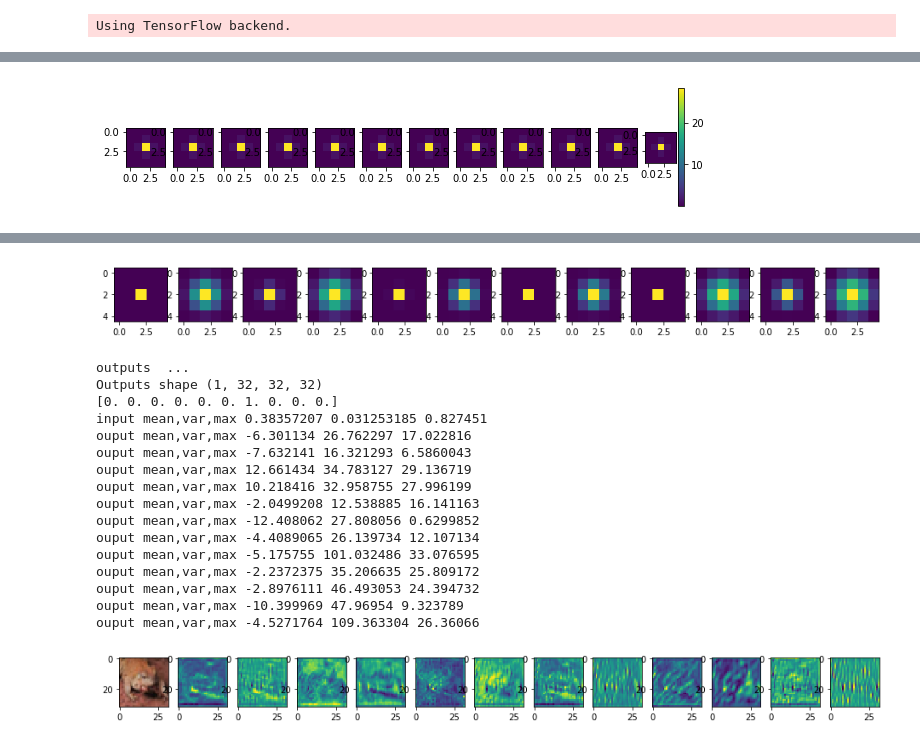
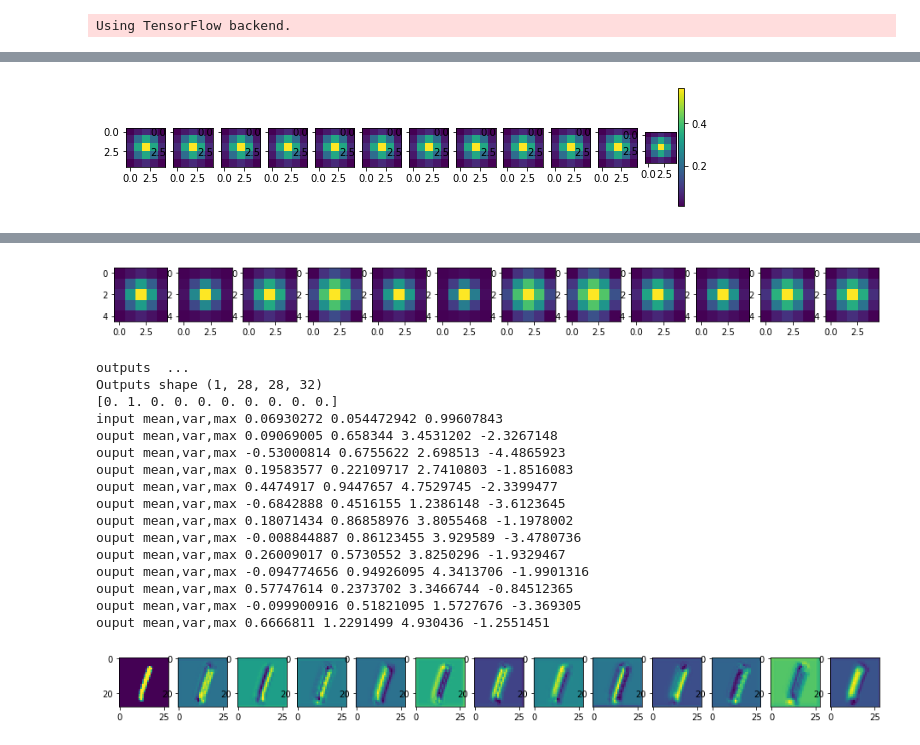
Before and after one commit to btekgit/AdaptiveCNN, a Jupyter notebook: Cas_keras-mnist.ipynb, the cells around one changed output, grey strips where cells are left out. Saved outputs shown, nothing was run; the diff lists cells and outputs as text; code cells hidden in the pictures.

Commit message:
updated, small initial sigma makes training difficult

```diff
--- a/Cas_keras-mnist.ipynb
+++ b/Cas_keras-mnist.ipynb
@@ -479,8 +512,10 @@ Created on Fri Jun 21 17:27:34 2019
 @author: btek
 """
 sid = 9
+tf.reset_default_graph()
 np.random.seed(sid)
 tf.random.set_random_seed(sid)
+
 import keras
 from keras.datasets import mnist,cifar10
 from keras.models import Sequential
@@ -490,15 +525,15 @@ from keras.layers import BatchNormalization,Activation
 from keras.optimizers import SGD
 from keras import backend as K
 
-#tf.reset_default_graph()
+#
 
 
 
-dset='cifar10'#mnist
-#dset='mnist'
+#dset='cifar10'#mnist
+dset='mnist'
 batch_size = 200
 num_classes = 10
-epochs = 10
+epochs = 2
 test_acnn=True
 
 if dset=='mnist':
@@ -561,7 +596,8 @@ model.add(Dropout(0.2))
 if test_acnn:
     model.add(Conv2DAdaptive(rank=2,nfilters=32,kernel_size=(5,5),
                          data_format='channels_last',strides=1,
-                         padding='same',name='acnn-1', activation='linear'))
+                         padding='same',name='acnn-1', activation='linear',
+                         trainsigmas=True, trainWeights=True, init_sigma=0.25))
 else:
     model.add(Conv2D(32, (3, 3), activation='linear',padding='same'))
 
@@ -600,9 +636,9 @@ model.summary()
 
 from lr_multiplier import LearningRateMultiplier
 
-multipliers = {'acnn-1': 1.0,'acnn-2': 1.0}
+multipliers = {'acnn-1/Sigma:0': 1.0,'acnn-1/Weights:0': 5.1,'acnn-2/Sigma:0': 1.0,'acnn-2/Weights:0': 5.0}
 opt = LearningRateMultiplier(SGD, lr_multipliers=multipliers,
-                             lr=0.01, momentum=0.9,decay=1e-6)
+                             lr=0.01, momentum=0.9,decay=1e-8)
 print(opt)
 #opt = SGD(lr=0.01,momentum=0.5)
 model.compile(loss=keras.losses.categorical_crossentropy,
@@ -615,7 +651,7 @@ if plt and test_acnn:
     import matplotlib.pyplot as plt
     acnn_layer = model.get_layer('acnn-1')
     ws = acnn_layer.get_weights()
-    #print("Sigmas before",ws[0][1])
+    print("Sigmas before",ws[0])
     u_func = K.function(inputs=[model.input], outputs=[acnn_layer.U()])
     output_func = K.function(inputs=[model.input], outputs=[acnn_layer.output])
 
@@ -648,7 +684,7 @@ if plt and test_acnn:
     print("U max:", np.max(U_val[0][:,:,:,:]))
     import matplotlib.pyplot as plt
     ws = acnn_layer.get_weights()
-    #print("Sigmas after",ws[0][1])
+    print("Sigmas after",ws[0])
     U_val=u_func([np.expand_dims(x_test[2], axis=0)])
 
     print("U shape", U_val[0].shape)
@@ -656,7 +692,11 @@ if plt and test_acnn:
     fig=plt.figure(figsize=(16,5))
     for i in range(num_filt):
         ax=plt.subplot(1, num_filt, i+1)
-        im = ax.imshow(np.squeeze(U_val[0][:,:,0,i]))
+        kernel_u = U_val[0][:,:,0,i]
+        im = ax.imshow(np.squeeze(kernel_u))
+        print("kernel mean,var,max,min",np.mean(kernel_u),
+                                       np.var(kernel_u),
+                                       np.max(kernel_u), np.min(kernel_u))
     #fig.colorbar(im, ax=ax1)
     plt.show()
 
@@ -677,9 +717,10 @@ if plt and test_acnn:
         ax=plt.subplot(1, num_filt+1, i+2)
         out_im = out_val[0][0,:,:,i]
         im = ax.imshow(np.squeeze(out_im))
+
         print("ouput mean,var,max",np.mean(out_im),
                                        np.var(out_im),
-                                       np.max(out_im))
+                                       np.max(out_im),np.min(out_im))
         #plt.colorbar(im,ax=ax)
     plt.show()
 # %% [output]
@@ -703 +744 @@ U max: 28.17549
-[figure, old version]
+[figure, new version]
@@ -721,18 +762,18 @@ U shape (5, 5, 1, 32)
-[figure, old version]
+[figure, new version]
 outputs  ...
-Outputs shape (1, 32, 32, 32)
-[0. 0. 0. 0. 0. 0. 1. 0. 0. 0.]
-input mean,var,max 0.38357207 0.031253185 0.827451
-ouput mean,var,max -6.301134 26.762297 17.022816
-ouput mean,var,max -7.632141 16.321293 6.5860043
-ouput mean,var,max 12.661434 34.783127 29.136719
-ouput mean,var,max 10.218416 32.958755 27.996199
-ouput mean,var,max -2.0499208 12.538885 16.141163
-ouput mean,var,max -12.408062 27.808056 0.6299852
-ouput mean,var,max -4.4089065 26.139734 12.107134
-ouput mean,var,max -5.175755 101.032486 33.076595
-ouput mean,var,max -2.2372375 35.206635 25.809172
-ouput mean,var,max -2.8976111 46.493053 24.394732
-ouput mean,var,max -10.399969 47.96954 9.323789
-ouput mean,var,max -4.5271764 109.363304 26.36066
+Outputs shape (1, 28, 28, 32)
+[0. 1. 0. 0. 0. 0. 0. 0. 0. 0.]
+input mean,var,max 0.06930272 0.054472942 0.99607843
+ouput mean,var,max 0.09069005 0.658344 3.4531202 -2.3267148
+ouput mean,var,max -0.53000814 0.6755622 2.698513 -4.4865923
+ouput mean,var,max 0.19583577 0.22109717 2.7410803 -1.8516083
+ouput mean,var,max 0.4474917 0.9447657 4.7529745 -2.3399477
+ouput mean,var,max -0.6842888 0.4516155 1.2386148 -3.6123645
+ouput mean,var,max 0.18071434 0.86858976 3.8055468 -1.1978002
+ouput mean,var,max -0.008844887 0.86123455 3.929589 -3.4780736
+ouput mean,var,max 0.26009017 0.5730552 3.8250296 -1.9329467
+ouput mean,var,max -0.094774656 0.94926095 4.3413706 -1.9901316
+ouput mean,var,max 0.57747614 0.2373702 3.3466744 -0.84512365
+ouput mean,var,max -0.099900916 0.51821095 1.5727676 -3.369305
+ouput mean,var,max 0.6666811 1.2291499 4.930436 -1.2551451
-[figure, old version]
+[figure, new version]
```
Also changed, not shown: parts of 6 cells of this notebook.
